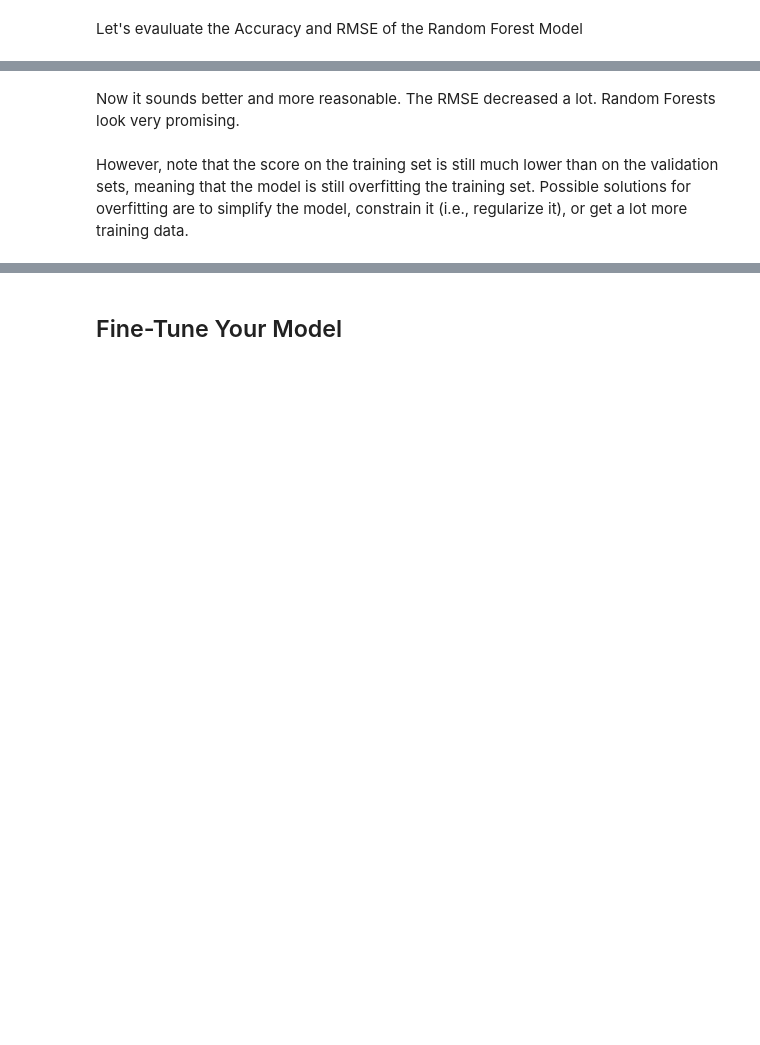
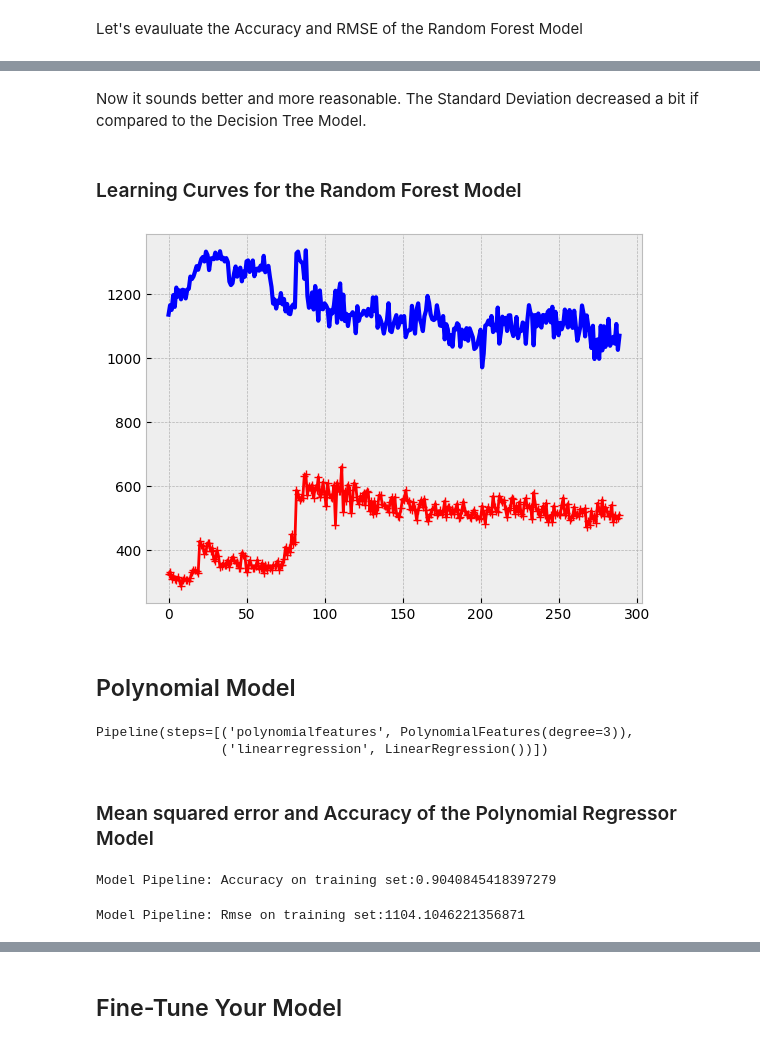
Before and after one commit to fabioantonini/strava-moving-time-regressor, a Jupyter notebook: strava-moving-time-estimator.ipynb, the cells around one changed output, grey strips where cells are left out. Drawn from its saved outputs; the diff is of its cells as text; code cells hidden in the pictures; blank space fills up the shorter version.

```diff
--- a/strava-moving-time-estimator.ipynb
+++ b/strava-moving-time-estimator.ipynb
@@ -477,5 +802,7 @@ Let’s try one last model now: the RandomForestRegressor. Random Forests work b
 # %%
 from sklearn.ensemble import RandomForestRegressor
 forest_reg = RandomForestRegressor()
-forest_reg.fit(strat_train_set, strat_train_set_labels)
 forest_reg_name = type(forest_reg).__name__
+models[forest_reg_name] = model_instance(forest_reg)
+# %%
+models[forest_reg_name].model.fit(strat_train_set_norm, strat_train_set_labels)
@@ -490,2 +837,2 @@ print_scores(evaluations, forest_reg_name)
 # %% [markdown]
-Now it sounds better and more reasonable. The RMSE decreased a lot. Random Forests look very promising.
+Now it sounds better and more reasonable. The Standard Deviation decreased a bit if compared to the Decision Tree Model.
@@ -496,3 +839,8 @@ display_scores(forest_reg_scores)
-# %% [markdown]
-However, note that the score on the training set is still much lower than on the validation sets, meaning
-that the model is still overfitting the training set. Possible solutions for overfitting are to simplify the model, constrain it (i.e., regularize it), or get a lot more training data.
+# %% [markdown]
+### Learning Curves for the Random Forest Model
+# %%
+models[forest_reg_name].plot_learning_curves(strat_train_set_norm, strat_train_set_labels.ravel())
+# %% [output]
+[figure, added]
+# %% [markdown]
+## Polynomial Model
@@ -498,0 +855,7 @@ that the model is still overfitting the training set. Possible solutions for ove
+# %%
+models[poly_reg_name].model.fit(strat_train_set_norm, strat_train_set_labels)
+# %% [output]
+Pipeline(steps=[('polynomialfeatures', PolynomialFeatures(degree=3)),
+                ('linearregression', LinearRegression())])
+# %% [markdown]
+### Mean squared error and Accuracy of the Polynomial Regressor Model
@@ -498,0 +866,8 @@ that the model is still overfitting the training set. Possible solutions for ove
+# %%
+models[poly_reg_name].print_model_accuracy('training')
+# %% [output]
+Model Pipeline: Accuracy on training set:0.9040845418397279
+# %%
+models[poly_reg_name].print_model_rmse('training')
+# %% [output]
+Model Pipeline: Rmse on training set:1104.1046221356871
```
Also changed, not shown: parts of 147 cells of this notebook.
